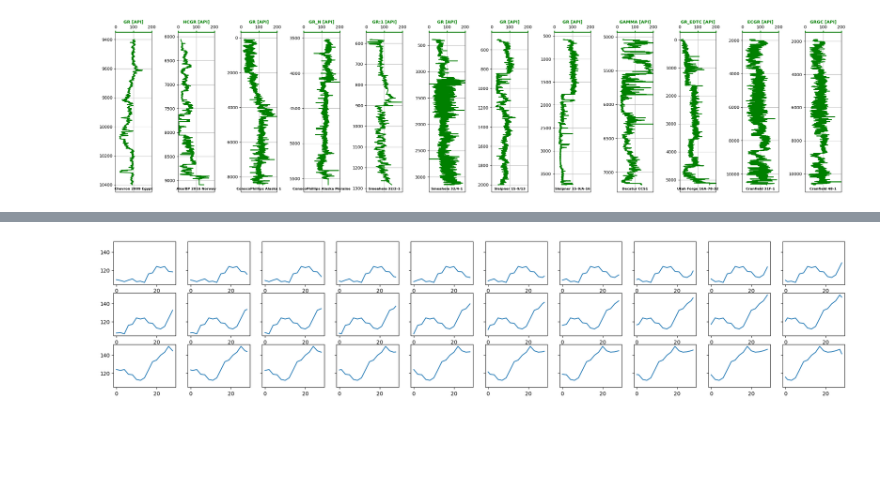
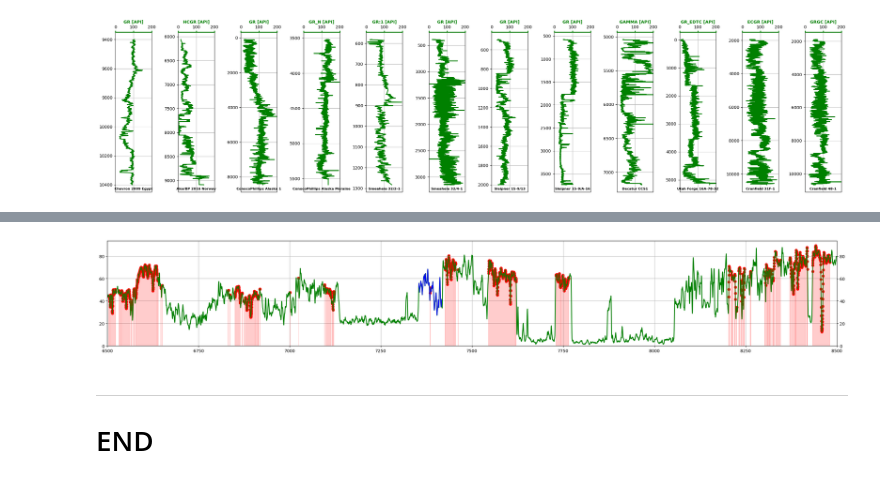
Before and after one commit to misaelmmorales/Well-Log-Pattern-Recognition, a Jupyter notebook: patterns.ipynb, the cells around one changed output, grey strips where cells are left out. Saved outputs shown, nothing was run; the diff lists cells and outputs as text; code cells hidden in the pictures; blank space fills up the shorter version.

```diff
--- a/patterns.ipynb
+++ b/patterns.ipynb
@@ -131,10 +162,30 @@ print(windows.shape)
-# %%
-k = 0
-fig, axs = plt.subplots(3, 10, figsize=(25,5), sharey=True)
-for i in range(3):
-    for j in range(10):
-        ax = axs[i,j]
-        ax.plot(windows[k])
-        k += 1
-# %% [output]
-[figure, removed]
+# %%
+window_sizes = [11, 51, 101, 151, 301]
+similarity = []
+for w in window_sizes:
+    sim = log_pattern(ww, stencil, window_size=w, lag=5)
+    similarity.append(sim)
+similarity = np.mean(similarity, axis=0)
+# %%
+threshold = 0.7
+similar_idx = np.argwhere(similarity > threshold).flatten()
+
+fig = plt.figure(figsize=(25,4))
+ax1 = fig.add_subplot(111)
+ax2 = ax1.twinx()
+
+ax1.plot(ww.index, ww, c='g', lw=2)
+ax1.scatter(ww.index[similar_idx], ww.iloc[similar_idx], c='r', marker='o')
+ax1.plot(stencil.index, stencil, c='b')
+ax2.fill_between(ww.index, 0, ww, similarity>threshold, color='r', alpha=0.2)
+
+ax1.grid(True, which='both')
+ax1.set(xlim=(ww.index.min(), ww.index.max()), ylim=(0,None))
+ax2.set(ylim=(0,None))
+plt.tight_layout()
+plt.show()
+# %% [output]
+[figure, added]
+# %% [markdown]
+***
+# END
```
Also changed, not shown: parts of 5 cells of this notebook.
